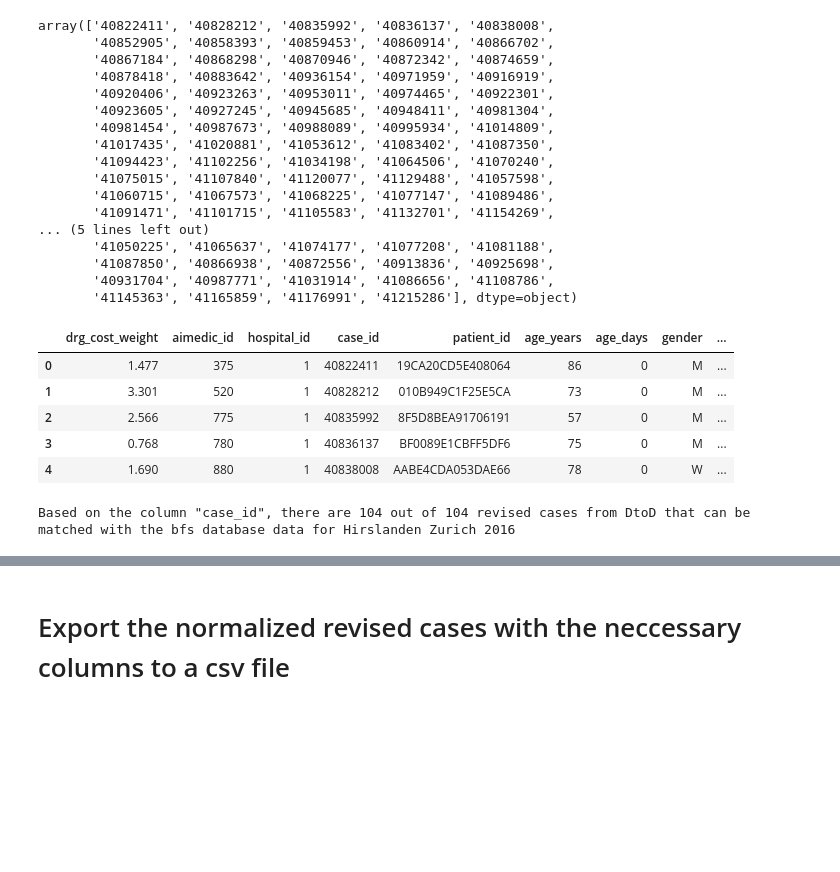
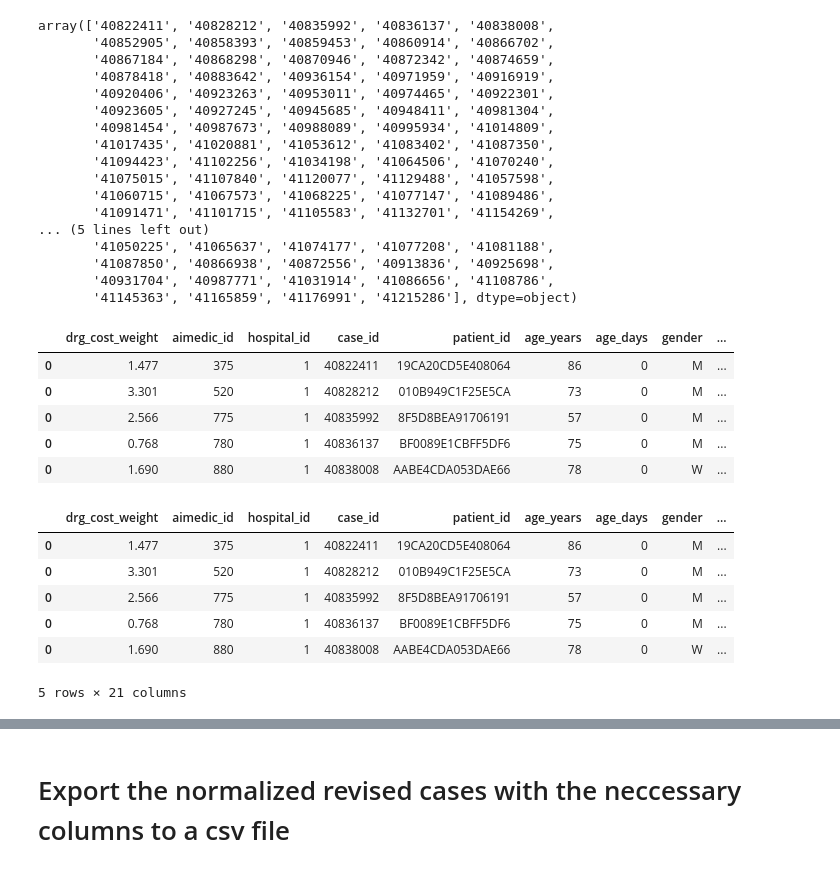
Before and after one commit to anschauf/code-scout-python, a Jupyter notebook: src/revised_case_normalization/Hirslanden_Zurich_2016_normalization.ipynb, the cells around one changed output, grey strips where cells are left out. Drawn from its saved outputs; the diff is of its cells as text; code cells hidden in the pictures; blank space fills up the shorter version.

Commit message:
[2022-40] Worked with different hospitals

```diff
--- a/src/revised_case_normalization/Hirslanden_Zurich_2016_normalization.ipynb
+++ b/src/revised_case_normalization/Hirslanden_Zurich_2016_normalization.ipynb
@@ -126,27 +116,33 @@ array(['40822411', '40828212', '40835992', '40836137', '40838008',
        '41087850', '40866938', '40872556', '40913836', '40925698',
        '40931704', '40987771', '41031914', '41086656', '41108786',
        '41145363', '41165859', '41176991', '41215286'], dtype=object)
+# %%
+revised_case_id_stripped = [case_id.lstrip('0') for case_id in revised_case_id]
 # %%
-revised_case_db = bfs_db.get_bfs_cases_by_ids(revised_case_id)
-
-revised_case_db.head()
+# change the case_id the same format as bfs data e.g. '0041194601'
+# revised_case_id_pad0 = [case_id.zfill(10) for case_id in revised_case_id]
+# revised_case_id_pad0[0]
+# df_revised_case_d2d['case_id'] = revised_case_id_pad0
-# %% [output]
-|  | drg_cost_weight | aimedic_id | hospital_id | case_id | patient_id | age_years | age_days | gender | ... |
-| 0 | 1.477 | 375 | 1 | 40822411 | 19CA20CD5E408064 | 86 | 0 | M | ... |
-| 1 | 3.301 | 520 | 1 | 40828212 | 010B949C1F25E5CA | 73 | 0 | M | ... |
-| 2 | 2.566 | 775 | 1 | 40835992 | 8F5D8BEA91706191 | 57 | 0 | M | ... |
-| 3 | 0.768 | 780 | 1 | 40836137 | BF0089E1CBFF5DF6 | 75 | 0 | M | ... |
-| 4 | 1.690 | 880 | 1 | 40838008 | AABE4CDA053DAE66 | 78 | 0 | W | ... |
 # %%
 # match to the database
-if len(revised_case_db) == 0:
-    revised_case_id_pad0 = [case_id.zfill(10) for case_id in revised_case_id]
-    df_revised_case_d2d['case_id'] = revised_case_id_pad0
-    revised_case_db = bfs_db.get_bfs_cases_by_ids(revised_case_id_pad0)
+revised_case_db = bfs_db.get_bfs_cases_by_ids_no_pad0(revised_case_id_stripped)
+revised_case_db.head()
+# %% [output]
+|  | drg_cost_weight | aimedic_id | hospital_id | case_id | patient_id | age_years | age_days | gender | ... |
+| 0 | 1.477 | 375 | 1 | 40822411 | 19CA20CD5E408064 | 86 | 0 | M | ... |
+| 0 | 3.301 | 520 | 1 | 40828212 | 010B949C1F25E5CA | 73 | 0 | M | ... |
+| 0 | 2.566 | 775 | 1 | 40835992 | 8F5D8BEA91706191 | 57 | 0 | M | ... |
+| 0 | 0.768 | 780 | 1 | 40836137 | BF0089E1CBFF5DF6 | 75 | 0 | M | ... |
+| 0 | 1.690 | 880 | 1 | 40838008 | AABE4CDA053DAE66 | 78 | 0 | W | ... |
-# %%
-# same the number of matched case to a string for later report
-
-matched_number_report = 'Based on the column "case_id", there are {} out of {} revised cases from DtoD that can be matched with the bfs database data for {} {}'.format(len(revised_case_db), len(revised_case_id), file_info.hospital_name_db, file_info.year)
-print(matched_number_report)
-# %% [output]
-Based on the column "case_id", there are 104 out of 104 revised cases from DtoD that can be matched with the bfs database data for Hirslanden Zurich 2016
+# %%
+# create a new column for case_id_stripped with '0' for joining to the revised cases
+revised_case_db['case_id_stripped']=  revised_case_db['case_id'].apply(lambda x: x.lstrip('0'))
+revised_case_db.head()
+# %% [output]
+|  | drg_cost_weight | aimedic_id | hospital_id | case_id | patient_id | age_years | age_days | gender | ... |
+| 0 | 1.477 | 375 | 1 | 40822411 | 19CA20CD5E408064 | 86 | 0 | M | ... |
+| 0 | 3.301 | 520 | 1 | 40828212 | 010B949C1F25E5CA | 73 | 0 | M | ... |
+| 0 | 2.566 | 775 | 1 | 40835992 | 8F5D8BEA91706191 | 57 | 0 | M | ... |
+| 0 | 0.768 | 780 | 1 | 40836137 | BF0089E1CBFF5DF6 | 75 | 0 | M | ... |
+| 0 | 1.690 | 880 | 1 | 40838008 | AABE4CDA053DAE66 | 78 | 0 | W | ... |
+5 rows × 21 columns
```
Also changed, not shown: parts of 10 cells of this notebook, 14 other files.
